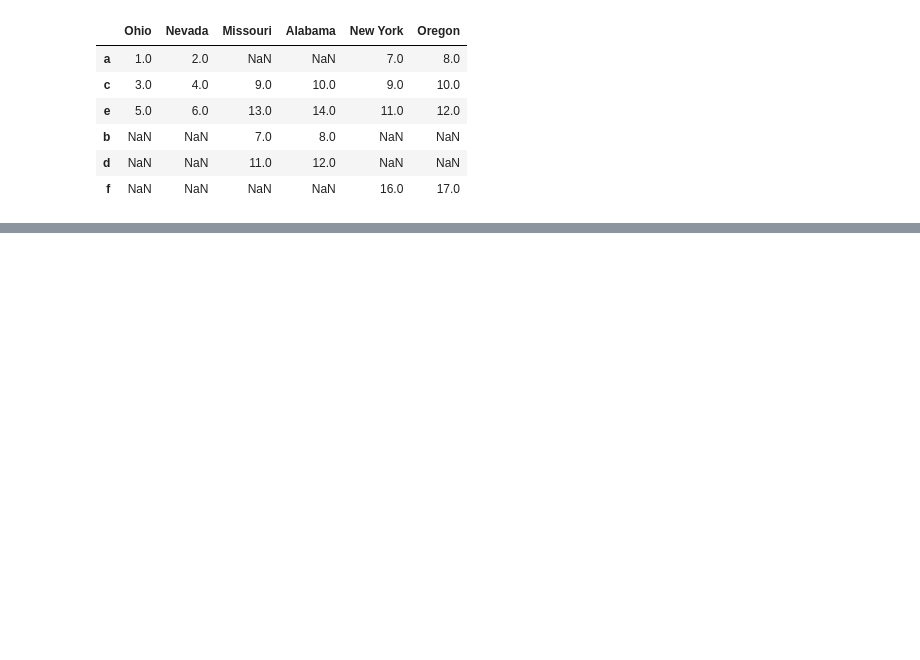
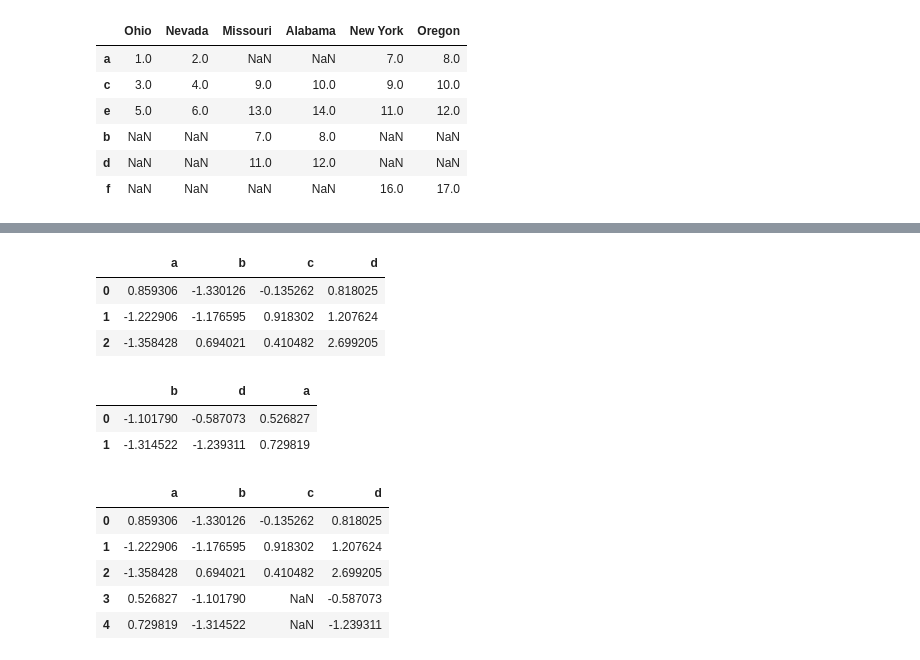
Before and after one commit to 1990Jasonlee/WesWrangling, a Jupyter notebook: Chapter8WorkAlong.ipynb, the cells around one changed output, grey strips where cells are left out. Saved outputs shown, nothing was run; the diff lists cells and outputs as text; code cells hidden in the pictures; blank space fills up the shorter version.

```diff
--- a/Chapter8WorkAlong.ipynb
+++ b/Chapter8WorkAlong.ipynb
@@ -556,0 +699,26 @@ left2.join([right2, another], how = 'outer')
+# %%
+df1 = pd.DataFrame(np.random.randn(3,4), columns=['a', 'b', 'c', 'd'])
+# %%
+df2 = pd.DataFrame(np.random.randn(2,3), columns=['b', 'd', 'a'])
+# %%
+df1
+# %% [output]
+|  | a | b | c | d |
+| 0 | 0.859306 | -1.330126 | -0.135262 | 0.818025 |
+| 1 | -1.222906 | -1.176595 | 0.918302 | 1.207624 |
+| 2 | -1.358428 | 0.694021 | 0.410482 | 2.699205 |
+# %%
+df2
+# %% [output]
+|  | b | d | a |
+| 0 | -1.101790 | -0.587073 | 0.526827 |
+| 1 | -1.314522 | -1.239311 | 0.729819 |
+# %%
+pd.concat([df1, df2], ignore_index=True)
+# %% [output]
+|  | a | b | c | d |
+| 0 | 0.859306 | -1.330126 | -0.135262 | 0.818025 |
+| 1 | -1.222906 | -1.176595 | 0.918302 | 1.207624 |
+| 2 | -1.358428 | 0.694021 | 0.410482 | 2.699205 |
+| 3 | 0.526827 | -1.101790 | NaN | -0.587073 |
+| 4 | 0.729819 | -1.314522 | NaN | -1.239311 |
```
Also changed, not shown: parts of 36 cells of this notebook.
